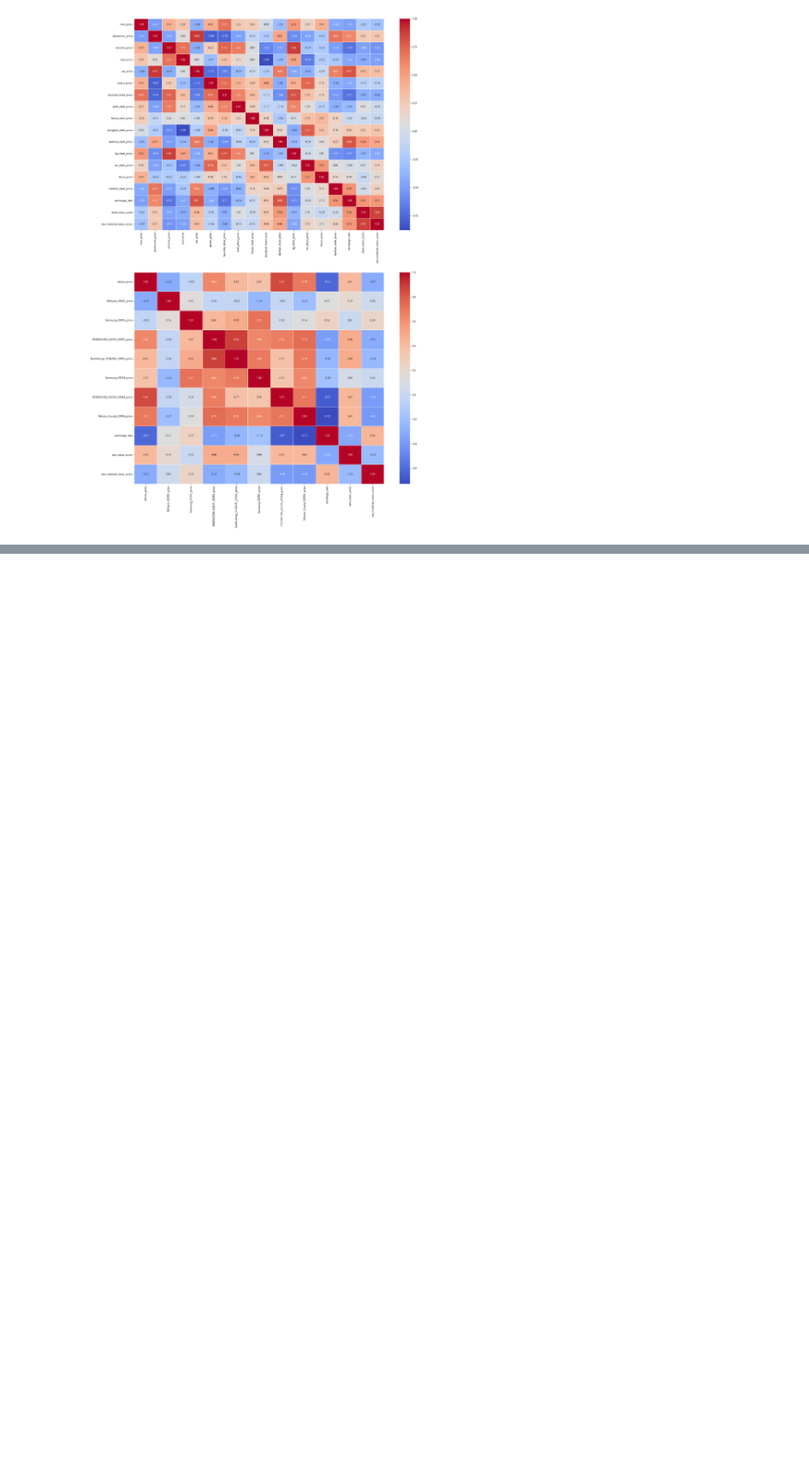
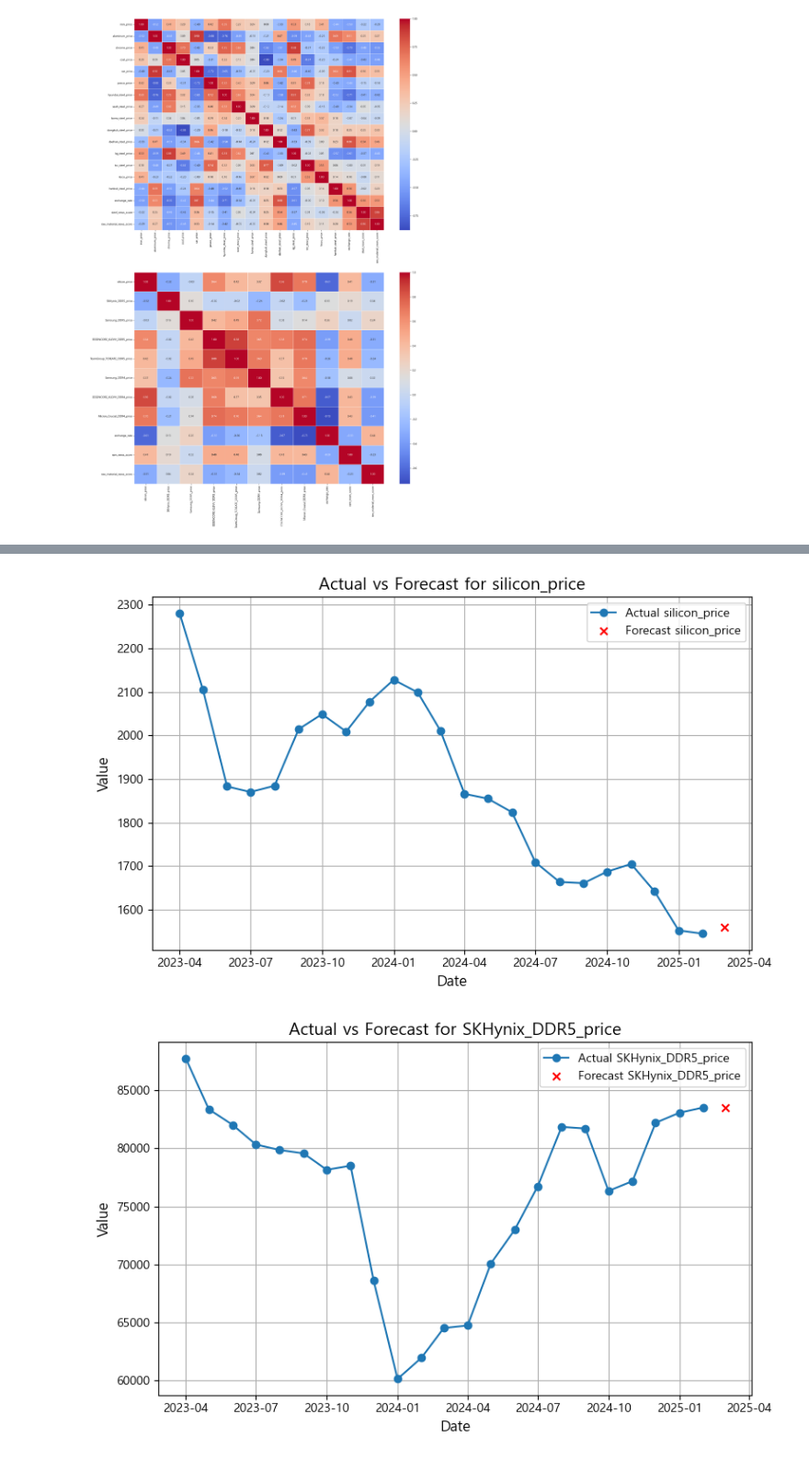
Before and after one commit to Andongsi-prj/model, a Jupyter notebook: analysis_model.ipynb, the cells around one changed output, grey strips where cells are left out. Shown at 92% size. Saved outputs shown, nothing was run; the diff lists cells and outputs as text; code cells hidden in the pictures; blank space fills up the shorter version.

```diff
--- a/analysis_model.ipynb
+++ b/analysis_model.ipynb
@@ -117,0 +328,3 @@ print(forecast_df)
+# %%
+# 데이터 차분 (첫 번째 차분)
+df_diff = ram_df.diff().dropna()
@@ -117,0 +344,12 @@ print(forecast_df)
+# %%
+# 마지막 k_ar 관측치를 기반으로 예측
+forecast = model_fitted.forecast(y=df_diff.values[-model_fitted.k_ar:], steps=1)
+
+# 예측 결과를 데이터프레임으로 변환
+forecast_df = pd.DataFrame(forecast, index=[ram_df.index[-1] + pd.DateOffset(months=1)], columns=ram_df.columns)
+
+# 차분 복원 (원래 값으로 변환)
+forecast_restored = forecast_df + ram_df.iloc[-1]
+
+print("예측 결과:")
+forecast_restored
@@ -117,0 +360,26 @@ print(forecast_df)
+# %%
+import matplotlib.pyplot as plt
+
+# 컬럼별로 개별 플롯 생성
+for column in ram_df.columns:
+    plt.figure(figsize=(8, 5))
+
+    # 실제 값 플롯
+    plt.plot(ram_df.index, ram_df[column], label=f"Actual {column}", marker='o')
+
+    # 예측 값 플롯
+    plt.scatter(forecast_restored.index, forecast_restored[column], label=f"Forecast {column}", color='red', marker='x')
+
+    # 그래프 설정
+    plt.title(f"Actual vs Forecast for {column}", fontsize=14)
+    plt.xlabel("Date", fontsize=12)
+    plt.ylabel("Value", fontsize=12)
+    plt.legend()
+    plt.grid(True)
+
+    # 그래프 표시
+    plt.tight_layout()
+    plt.show()
+# %% [output]
+[figure, added]
+[figure, added]
```
Also changed, not shown: parts of 31 cells of this notebook, 2 other files.
